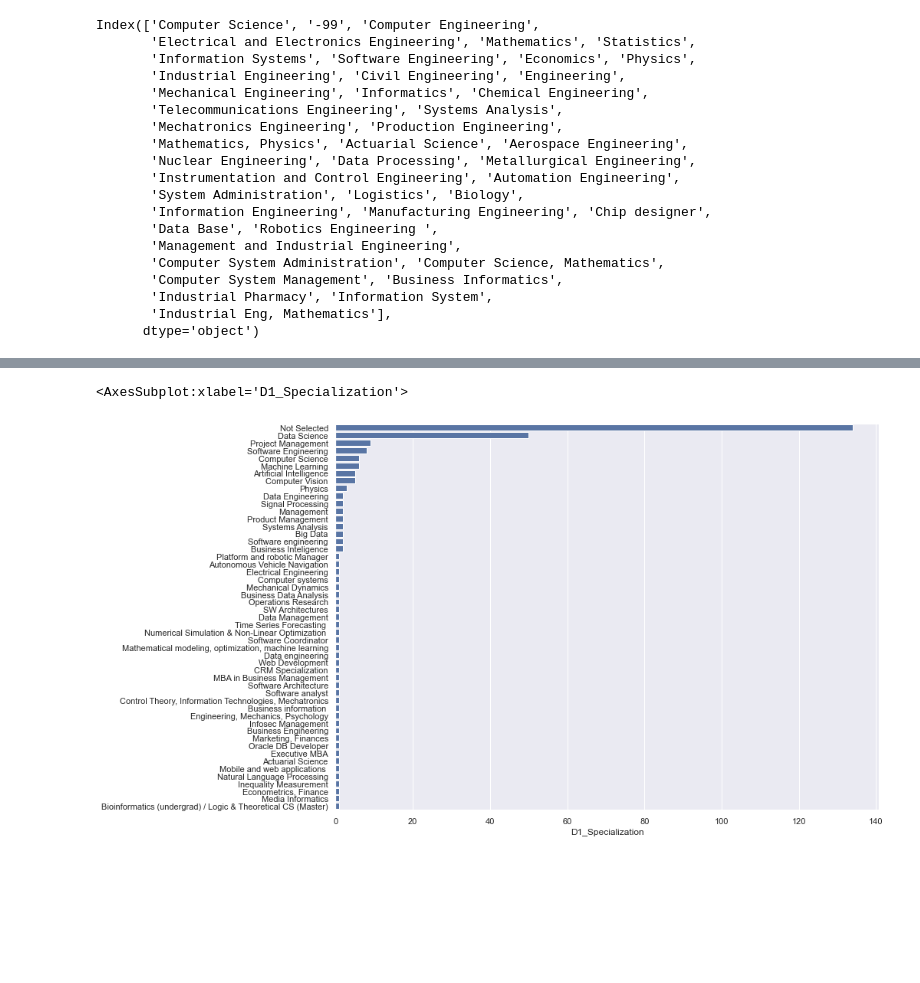
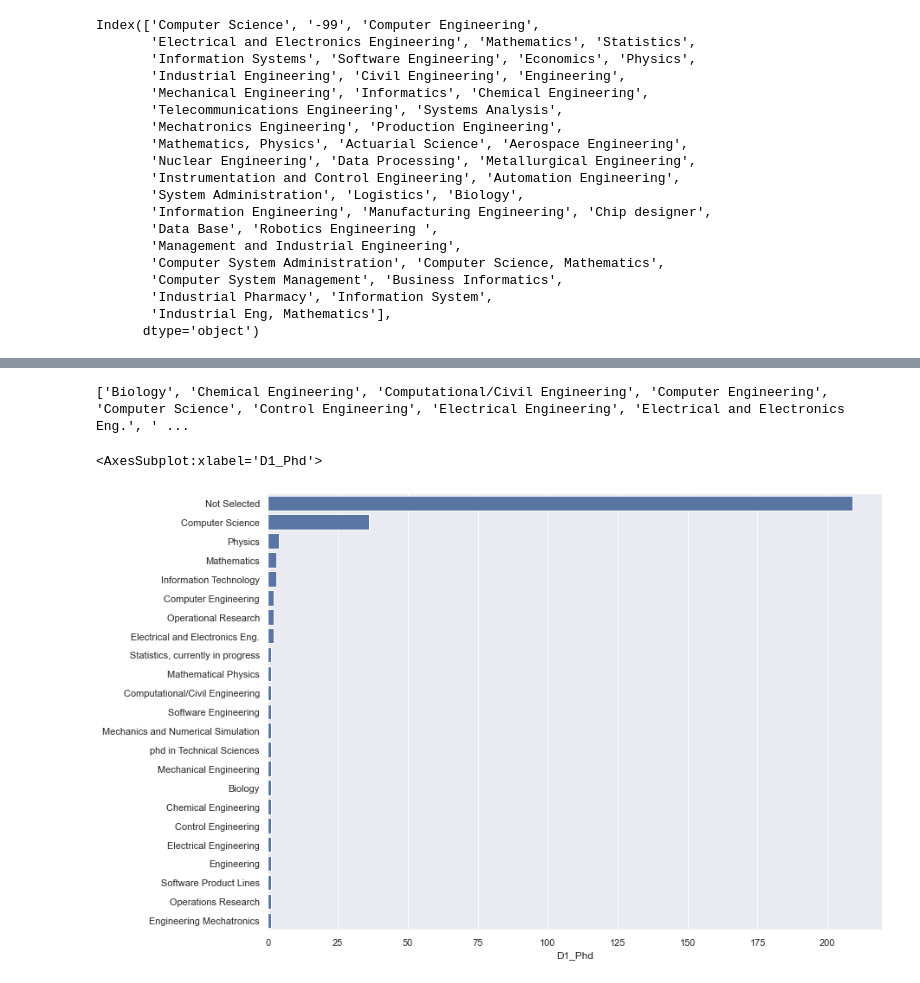
Before and after one commit to Software-Science-Lab-PUC-Rio/napiml-analysis, a Jupyter notebook: Análises/D1.ipynb, the cells around one changed output, grey strips where cells are left out. Cells and saved outputs as stored; diff of their text form; code cells hidden in the pictures; blank space fills up the shorter version.

```diff
--- a/Análises/D1.ipynb
+++ b/Análises/D1.ipynb
@@ -224,6 +187,69 @@ print(df['D1_Specialization'].unique())
-# %%
-sns.set(rc={'figure.figsize':(12.7,9.27)})
-sns.barplot(x=df['D1_Specialization'].value_counts(), y=df['D1_Specialization'].value_counts().index, data=df, orient ="h", color="b")
-# %% [output]
-<AxesSubplot:xlabel='D1_Specialization'>
-[figure, removed]
+# %%
+df = replace_values_by_condition(df, 'D1_Phd', '-99', 'Not Selected', 'eq')
+df = replace_values_by_condition(df, 'D1_Phd', 'Computational Science', 'Computer Science', 'eq')
+df = replace_values_by_condition(df, 'D1_Phd', 'Computational Science Candidate', 'Computer Science', 'eq')
+df = replace_values_by_condition(df, 'D1_Phd', 'Computational Sciences', 'Computer Science', 'eq')
+df = replace_values_by_condition(df, 'D1_Phd', 'Computational science', 'Computer Science', 'eq')
+df = replace_values_by_condition(df, 'D1_Phd', 'Electrical & Computer Science', 'Computer Science', 'eq')
+df = replace_values_by_condition(df, 'D1_Phd', 'Electrical & Computer Science', 'Computer Science', 'eq')
+df = replace_values_by_condition(df, 'D1_Phd', 'I haven\'t', 'Not Selected', 'eq')
+df = replace_values_by_condition(df, 'D1_Phd', 'Informatics', 'Not Selected', 'eq')
+df = replace_values_by_condition(df, 'D1_Phd', 'Information Technologies', 'Information Technology', 'eq')
+df = replace_values_by_condition(df, 'D1_Phd', 'Nenhuma', 'Not Selected', 'eq')
+df = replace_values_by_condition(df, 'D1_Phd', 'No', 'Not Selected', 'eq')
+df = replace_values_by_condition(df, 'D1_Phd', 'None', 'Not Selected', 'eq')
+df = replace_values_by_condition(df, 'D1_Phd', 'Ph.D. in Algorithms, Graph Theory', 'Computer Science', 'eq')
+df = replace_values_by_condition(df, 'D1_Phd', 'Ph.D. in Informatics', 'Computer Science', 'eq')
+df = replace_values_by_condition(df, 'D1_Phd', 'Ph. D. in Electrical Engineering at Federal University of Minas Gerais (UFMG)', 'Electrical and Electronics Eng.', 'eq')
+df = replace_values_by_condition(df, 'D1_Phd', 'Ph.D Biology', 'Biology', 'eq')
+df = replace_values_by_condition(df, 'D1_Phd', 'Computer Science Candidate', 'Computer Science', 'eq')
+df = replace_values_by_condition(df, 'D1_Phd', 'Computer Sciences', 'Computer Science', 'eq')
+df = replace_values_by_condition(df, 'D1_Phd', 'Informatics, PPGI/UFRJ', 'Computer Science', 'eq')
+df = replace_values_by_condition(df, 'D1_Phd', 'Nenhuma', 'Not Selected', 'eq')
+df = replace_values_by_condition(df, 'D1_Phd', 'Ph.D in Computer Science', 'Computer Science', 'eq')
+df = replace_values_by_condition(df, 'D1_Phd', 'Ph.D in Theoretical Physics', 'Physics', 'eq')
+df = replace_values_by_condition(df, 'D1_Phd', 'PhD in Computer Science, Symbolic Computation, Automated Theorem Proving', 'Computer Science', 'eq')
+df = replace_values_by_condition(df, 'D1_Phd', 'Ph.D. in Computer Science ', 'Computer Science', 'eq')
+df = replace_values_by_condition(df, 'D1_Phd', 'Nenhuma ', 'Not Selected', 'eq')
+df = replace_values_by_condition(df, 'D1_Phd', 'Ph.D. in Computer Science (machine learning)', 'Computer Science', 'eq')
+df = replace_values_by_condition(df, 'D1_Phd', 'Ph.D. in Informatics ', 'Computer Science', 'eq')
+df = replace_values_by_condition(df, 'D1_Phd', 'Ph.D. in Computer Science and Mathematics (AI, Machine Learning, Data Mining)', 'Computer Science', 'eq')
+df = replace_values_by_condition(df, 'D1_Phd', 'PhD math ', 'Mathematics', 'eq')
+df = replace_values_by_condition(df, 'D1_Phd', 'Pós Doutorado em Engenharia Mecânica na área de Materiais e Processos de Fabricação - UNICAMP', 'Engineering', 'eq')
+df = replace_values_by_condition(df, 'D1_Phd', 'student', 'Not Selected', 'eq')
+df = replace_values_by_condition(df, 'D1_Phd', 'no Ph D', 'Not Selected', 'eq')
+df = replace_values_by_condition(df, 'D1_Phd', 'phd in computer science', 'Computer Science', 'eq')
+df = replace_values_by_condition(df, 'D1_Phd', 'mathematics', 'Mathematics', 'eq')
+df = replace_values_by_condition(df, 'D1_Phd', 'computational modeling', 'Computer Science', 'eq')
+df = replace_values_by_condition(df, 'D1_Phd', 'PH.D in Informatics', 'Computer Science', 'eq')
+df = replace_values_by_condition(df, 'D1_Phd', 'Ph.D. in Computer Science', 'Computer Science', 'eq')
+df = replace_values_by_condition(df, 'D1_Phd', 'Particle physics', 'Physics', 'eq')
+df = replace_values_by_condition(df, 'D1_Phd', 'Ph.D. in Astrophysics', 'Physics', 'eq')
+df = replace_values_by_condition(df, 'D1_Phd', 'Computer science', 'Computer Science', 'eq')
+df = replace_values_by_condition(df, 'D1_Phd', '-', 'Not Selected', 'eq')
+df = replace_values_by_condition(df, 'D1_Phd', 'PhD in Computer Science', 'Computer Science', 'eq')
+df = replace_values_by_condition(df, 'D1_Phd', 'PhD computer Science', 'Computer Science', 'eq')
+df = replace_values_by_condition(df, 'D1_Phd', 'PhD in Computing Science and Telecomunications', 'Computer Science', 'eq')
+df = replace_values_by_condition(df, 'D1_Phd', 'Ph.D. in Mathematics', 'Mathematics', 'eq')
+df = replace_values_by_condition(df, 'D1_Phd', '[Ongoing] Ph.D. in Machine Learning', 'Computer Science', 'eq')
+df = replace_values_by_condition(df, 'D1_Phd', 'D.Sc. in Operational Research', 'Operational Research', 'eq')
+##tem diferenca entre esses dois????
+df = replace_values_by_condition(df, 'D1_Phd', 'Ph.D. in Electrical and Electronics Engineering', 'Electrical and Electronics Engineering', 'eq')
+df = replace_values_by_condition(df, 'D1_Phd', 'Ph.D. Electrical Engineering', 'Electrical Engineering', 'eq')
+####################
+df = replace_values_by_condition(df, 'D1_Phd', 'Ph.D. in Information Technologies', 'Information Technologies', 'eq')
+df = replace_values_by_condition(df, 'D1_Phd', 'Ph.D. in Mathematical Physics', 'Mathematical Physics', 'eq')
+df = replace_values_by_condition(df, 'D1_Phd', 'Ph.D. in Mechanical Engineering', 'Mechanical Engineering', 'eq')
+df = replace_values_by_condition(df, 'D1_Phd', 'PhD Enginiering Mechatronics', 'Engineering Mechatronics', 'eq')
+df = replace_values_by_condition(df, 'D1_Phd', 'D.Sc. in Computational/Civil Engineering', 'Computational/Civil Engineering', 'eq')
+df = replace_values_by_condition(df, 'D1_Phd', 'Tecn.Lic. in Software Engineering', 'Software Engineering', 'eq')
+ex=df['D1_Phd'].unique()
+print(sorted(ex))
+# %% [output]
+['Biology', 'Chemical Engineering', 'Computational/Civil Engineering', 'Computer Engineering', 'Computer Science', 'Control Engineering', 'Electrical Engineering', 'Electrical and Electronics Eng.', ' ...
+# %%
+sns.set(rc={'figure.figsize':(12.7,9.27)})
+sns.barplot(x=df['D1_Phd'].value_counts(), y=df['D1_Phd'].value_counts().index, data=df, orient ="h", color="b")
+# %% [output]
+<AxesSubplot:xlabel='D1_Phd'>
+[figure, added]
```
Also changed, not shown: parts of 8 cells of this notebook, 3 other files.
